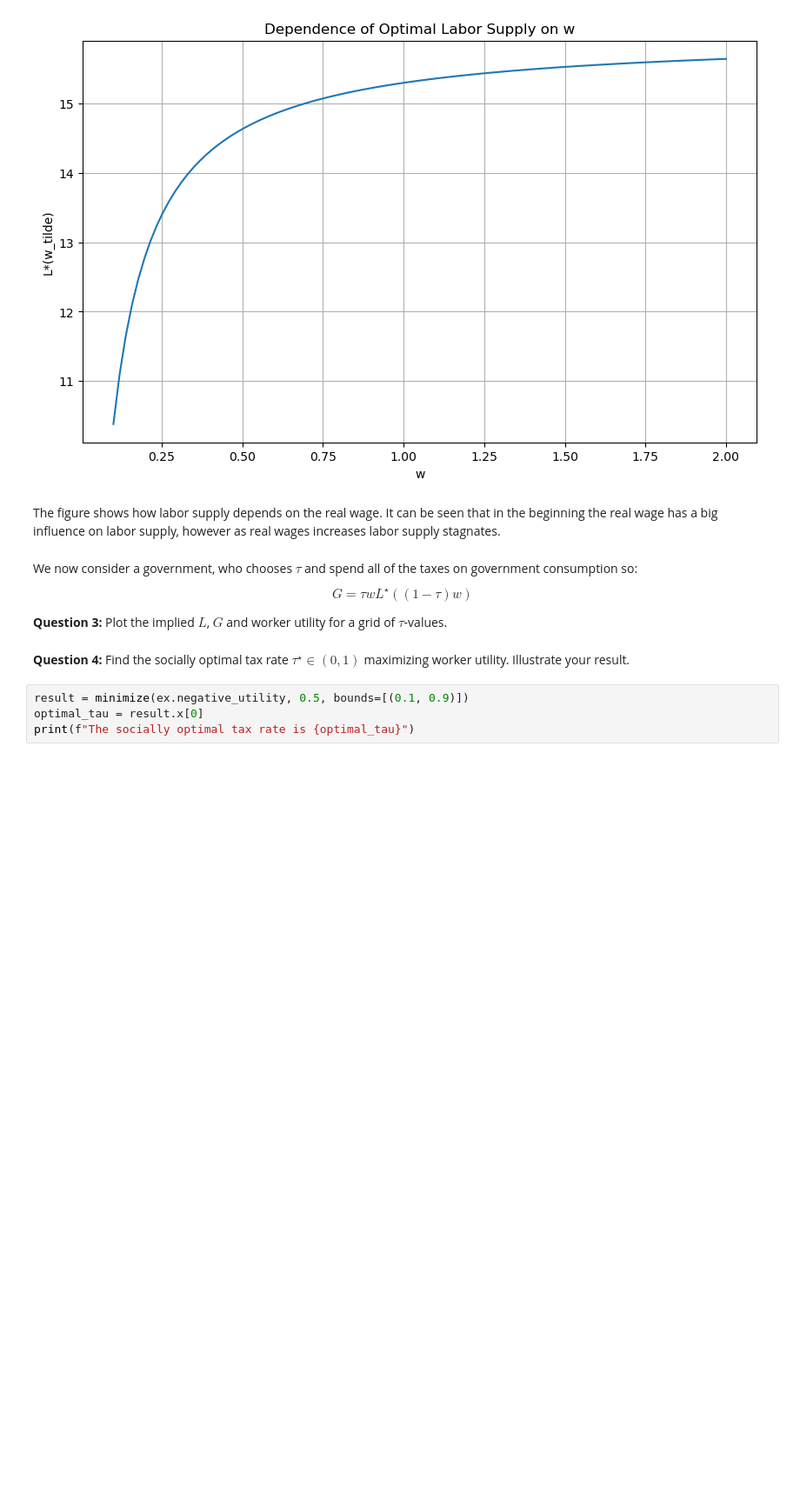
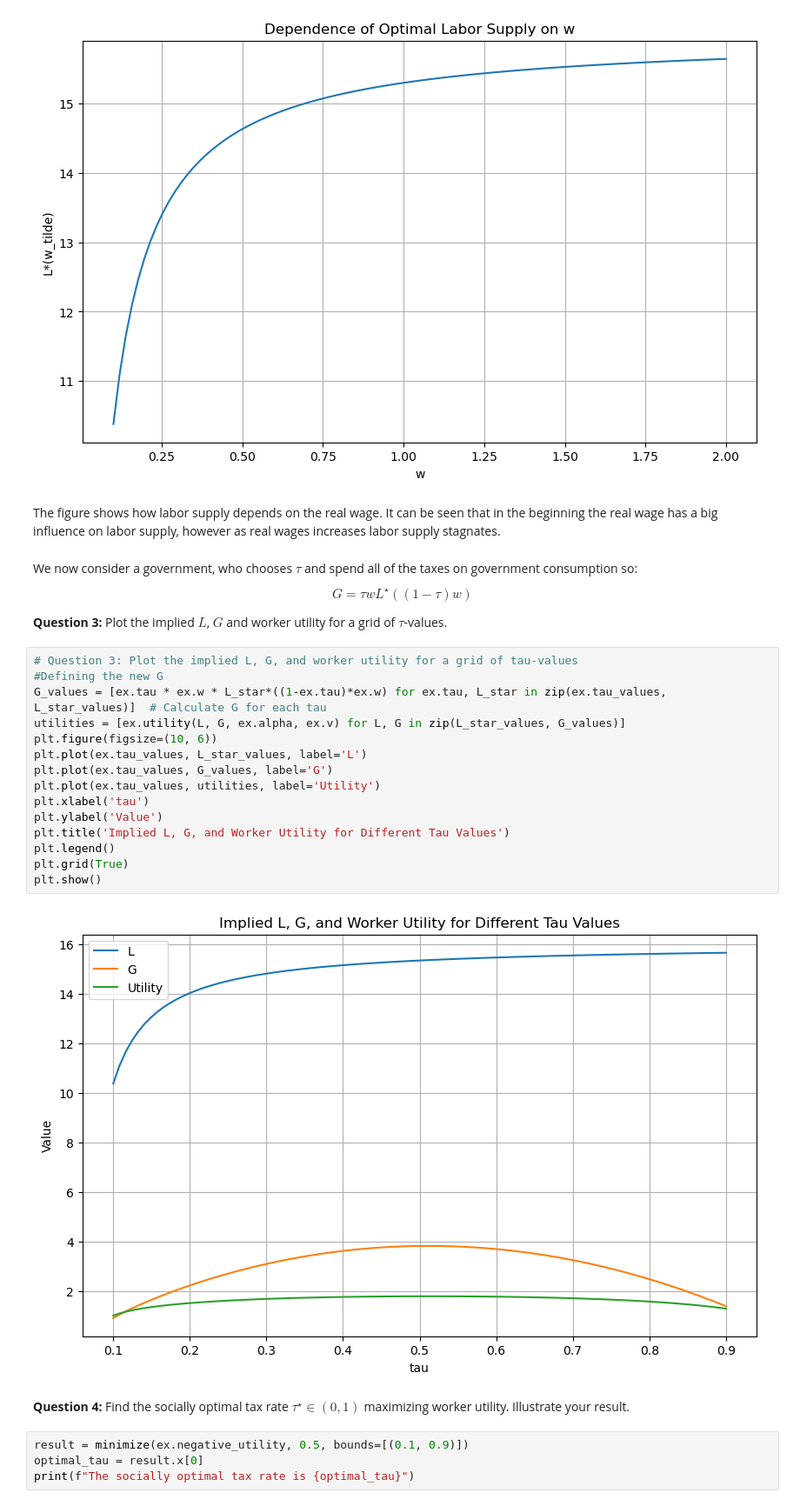
Before and after one commit to josefinestrecker/IntroProg-Jose, a Jupyter notebook: Exam-2023-notebook.ipynb, the cells around one changed output. Shown: that part at 87% size. Drawn from its saved outputs; the diff is of its cells as text; blank space fills up the shorter version.

```diff
--- a/Exam-2023-notebook.ipynb
+++ b/Exam-2023-notebook.ipynb
@@ -103,6 +103,23 @@ G = \tau w L^{\star}((1-\tau)w)
 $$
 
 **Question 3:** Plot the implied $L$, $G$ and worker utility for a grid of $\tau$-values.
+# %%
+# Question 3: Plot the implied L, G, and worker utility for a grid of tau-values
+#Defining the new G
+G_values = [ex.tau * ex.w * L_star*((1-ex.tau)*ex.w) for ex.tau, L_star in zip(ex.tau_values, L_star_values)]  # Calculate G for each tau
+utilities = [ex.utility(L, G, ex.alpha, ex.v) for L, G in zip(L_star_values, G_values)]
+plt.figure(figsize=(10, 6))
+plt.plot(ex.tau_values, L_star_values, label='L')
+plt.plot(ex.tau_values, G_values, label='G')
+plt.plot(ex.tau_values, utilities, label='Utility')
+plt.xlabel('tau')
+plt.ylabel('Value')
+plt.title('Implied L, G, and Worker Utility for Different Tau Values')
+plt.legend()
+plt.grid(True)
+plt.show()
+# %% [output]
+[figure, added]
 # %% [markdown]
 **Question 4:** Find the socially optimal tax rate $\tau^{\star}\in(0,1)$ maximizing worker utility. Illustrate your result.
 # %%
```
Also changed, not shown: parts of 2 cells of this notebook.
